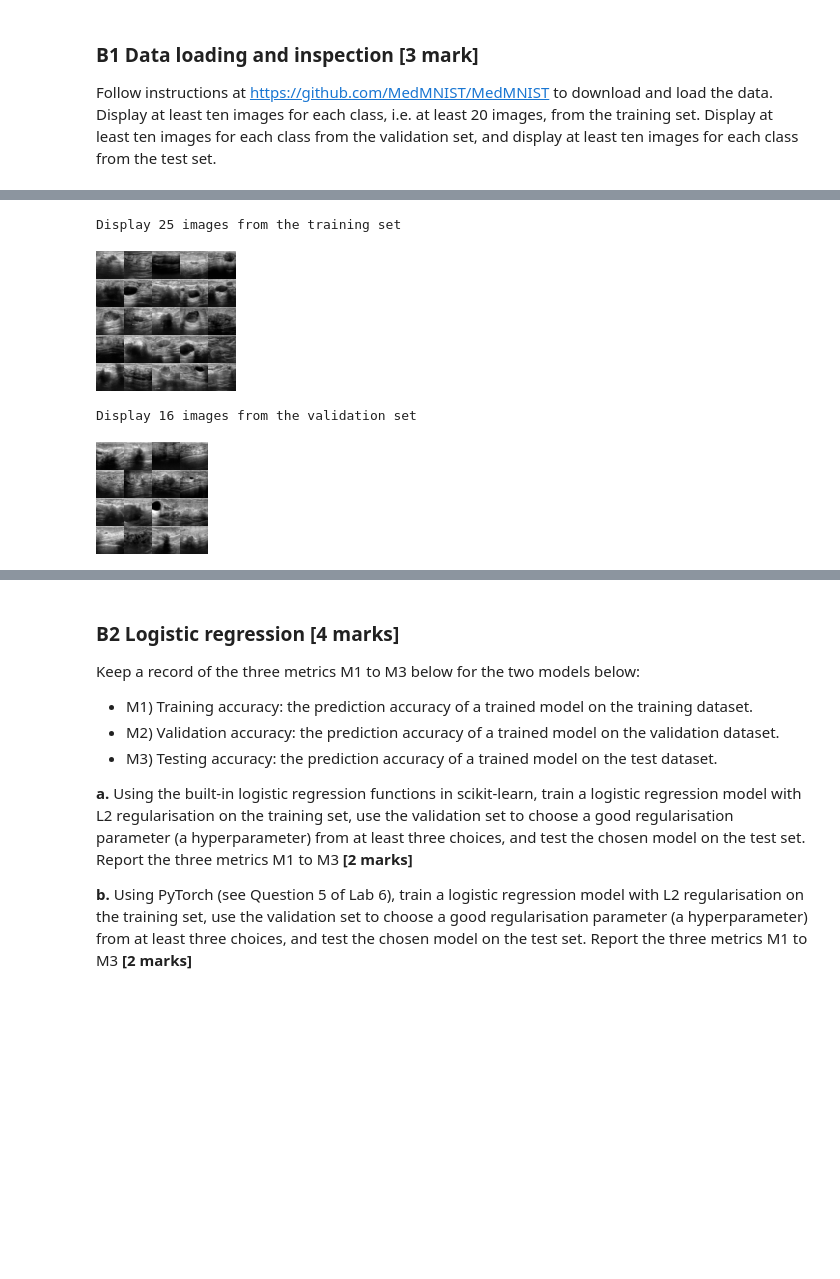
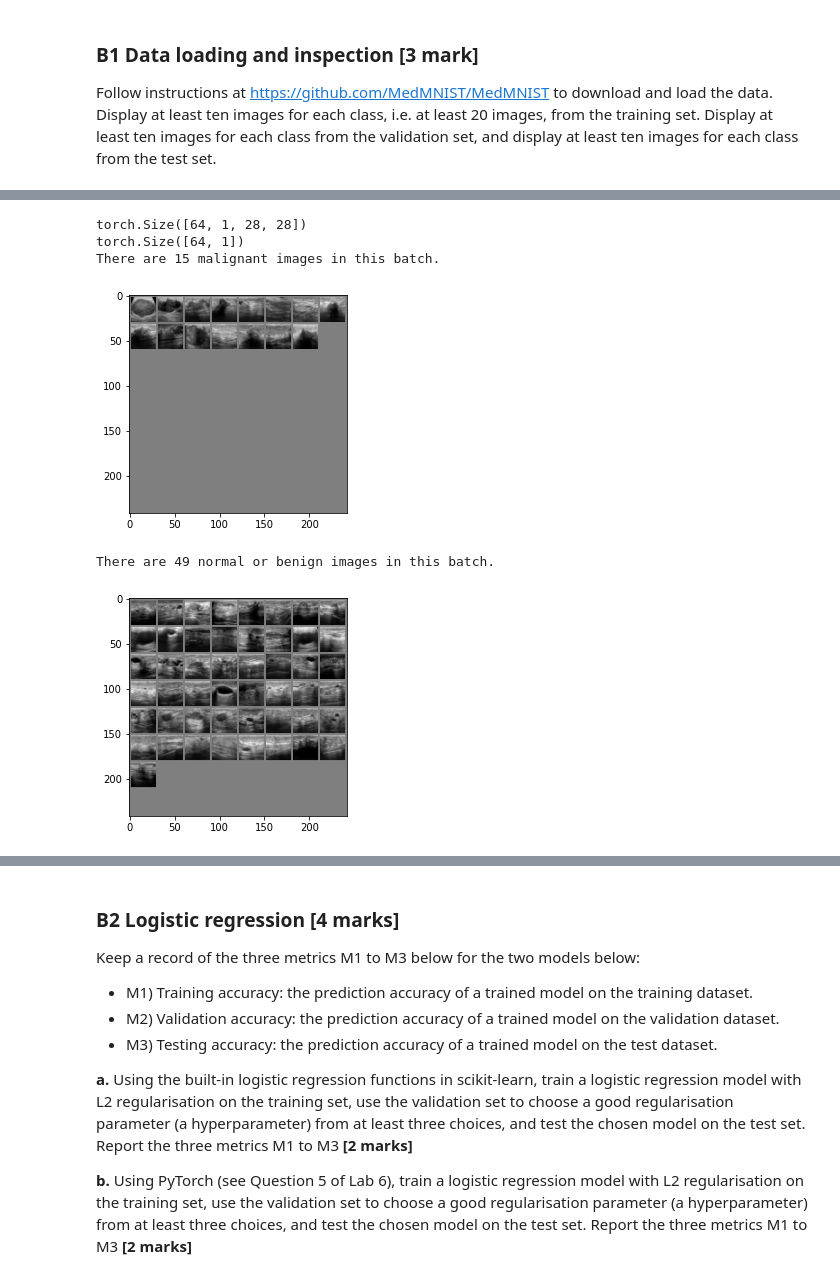
Before and after one commit to wwyqianqian/COMP6509, a Jupyter notebook: assignment/COM4509-6509_Assignment_Part2.ipynb, the cells around one changed output, grey strips where cells are left out. Drawn from its saved outputs; the diff is of its cells as text; code cells hidden in the pictures; blank space fills up the shorter version.

```diff
--- a/assignment/COM4509-6509_Assignment_Part2.ipynb
+++ b/assignment/COM4509-6509_Assignment_Part2.ipynb
@@ -104,16 +128,48 @@ Using downloaded and verified file: ./data/breastmnist.npz
-# %%
-# visualization
-print("Display 25 images from the training set")
-train_dataset.montage(length=5)
-# %% [output]
-Display 25 images from the training set
-[figure, removed]
-# %%
-print("Display 16 images from the validation set")
-val_dataset.montage(length=4)
-# %% [output]
-Display 16 images from the validation set
-[figure, removed]
+# %%
+# functions to show an image
+def imshow(img):
+    img = img / 2 + 0.5
+    npimg = img.numpy()
+    plt.imshow(np.transpose(npimg, (1, 2, 0)))
+    plt.show()
+
+def display_img(dataloader):
+    dataiter = iter(dataloader) # get some random training images
+
+    images, labels = dataiter.next() # Get one batch (64 here)
+    print(images.shape) # torch.Size([64, 1, 28, 28])
+    print(labels.shape) # torch.Size([64, 1])
+
+    empty_0 = torch.zeros(images.shape) # for class 0
+    empty_1 = torch.zeros(images.shape) # for class 1
+
+    nor_ben_index = -1
+    mali_index = -1
+    index = -1
+
+    for i in labels:
+        index += 1
+        if i[0] == 0:
+            mali_index += 1
+            empty_0[mali_index] = images[index]
+
+        elif i[0] == 1:
+            nor_ben_index += 1
+            empty_1[nor_ben_index] = images[index]
+
+    print("There are", mali_index+1, "malignant images in this batch.")
+    imshow(torchvision.utils.make_grid(empty_0))
+    print("There are", nor_ben_index+1, "normal or benign images in this batch.")
+    imshow(torchvision.utils.make_grid(empty_1))
+
+display_img(train_loader)
+# %% [output]
+torch.Size([64, 1, 28, 28])
+torch.Size([64, 1])
+There are 15 malignant images in this batch.
+[figure, added]
+There are 49 normal or benign images in this batch.
+[figure, added]
 # %%
 print("Display 16 images from the test set")
 test_dataset.montage(length=4)
```
Also changed, not shown: parts of 2 cells of this notebook.
